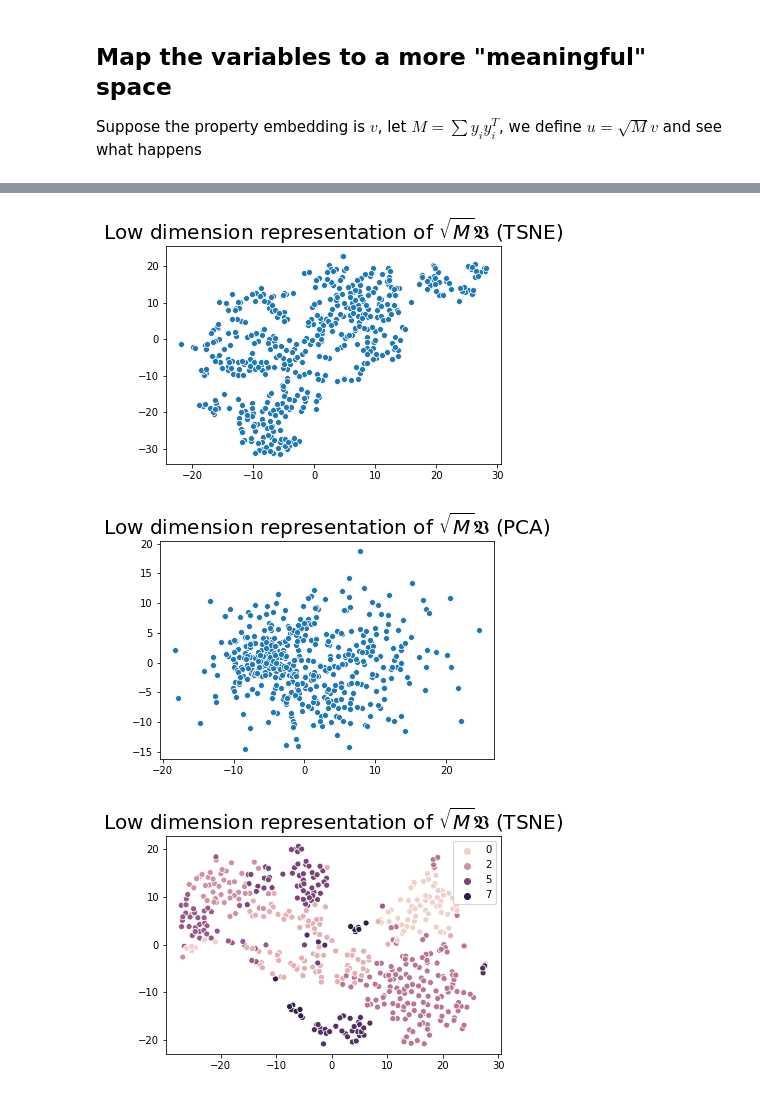
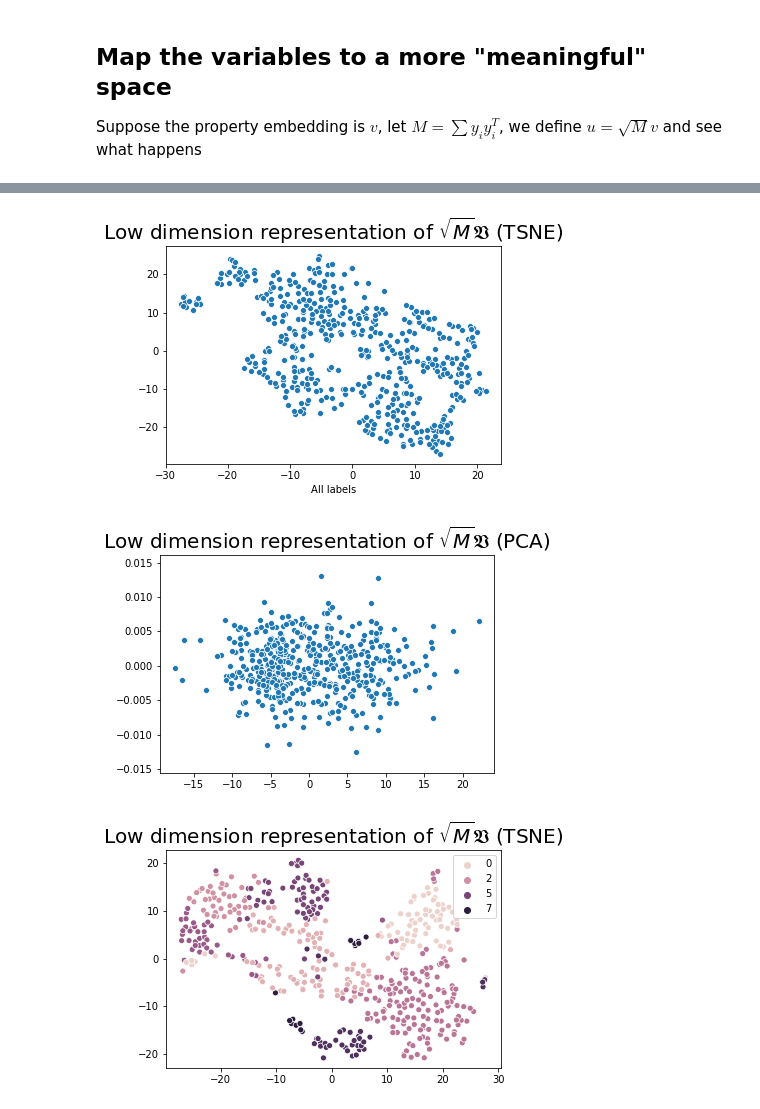
Before and after one commit to logic-reasoning/Simpleton, a Jupyter notebook: explore.ipynb, the cells around one changed output, grey strips where cells are left out. Drawn from its saved outputs; the diff is of its cells as text; code cells hidden in the pictures.

```diff
--- a/explore.ipynb
+++ b/explore.ipynb
@@ -369,7 +369,7 @@ class DNFNet(nn.Module):
             score_pos[~mask] = float('inf')
 
         score_pos = torch.sum(F.logsigmoid(score_pos), 1)  # N
-        score_neg = torch.sum(F.logsigmoid(-score_neg), 1)
+        score_neg = torch.sum(F.logsigmoid(score_neg) - score_neg, 1)
 
 
         # predictive loss.
@@ -493,18 +523,32 @@ U = X.dot(Msq)
 # %%
+
+#Y = model.y_embedding.weight.detach().numpy()
+
+#Y = np.random.randn(Y.shape[0], Y.shape[1])
+M = Y.T.dot(Y)
+#M = np.random.random(M.shape)
+M = (M + M.T)/2  # for accuracy
+Msq = scipy.linalg.sqrtm(M).real  # discard imaginary part; supposed to be real.
+X = model.v_embedding.weight.detach().numpy()
+U = X.dot(Msq)
+
 u_pca = TSNE(n_components=2).fit_transform(U)
+
 sns.scatterplot(x=u_pca[:,0], y=u_pca[:,1])
+plt.xlabel('All labels')
+
 plt.title(r'Low dimension representation of $\sqrt{M}\mathfrak{V}$ (TSNE)', fontsize=20)
 plt.savefig('transformed.pdf', bbox_inches='tight')
 plt.show()
 # %% [output]
-[figure, old version]
+[figure, new version]
 # %%
 u_pca = PCA(n_components=2).fit_transform(U)
 sns.scatterplot(x=u_pca[:,0], y=u_pca[:,1])
 plt.title(r'Low dimension representation of $\sqrt{M}\mathfrak{V}$ (PCA)', fontsize=20)
 plt.show()
 # %% [output]
-[figure, old version]
+[figure, new version]
 # %%
 from sklearn.cluster import KMeans
 # %%
```
Also changed, not shown: parts of 10 cells of this notebook.
